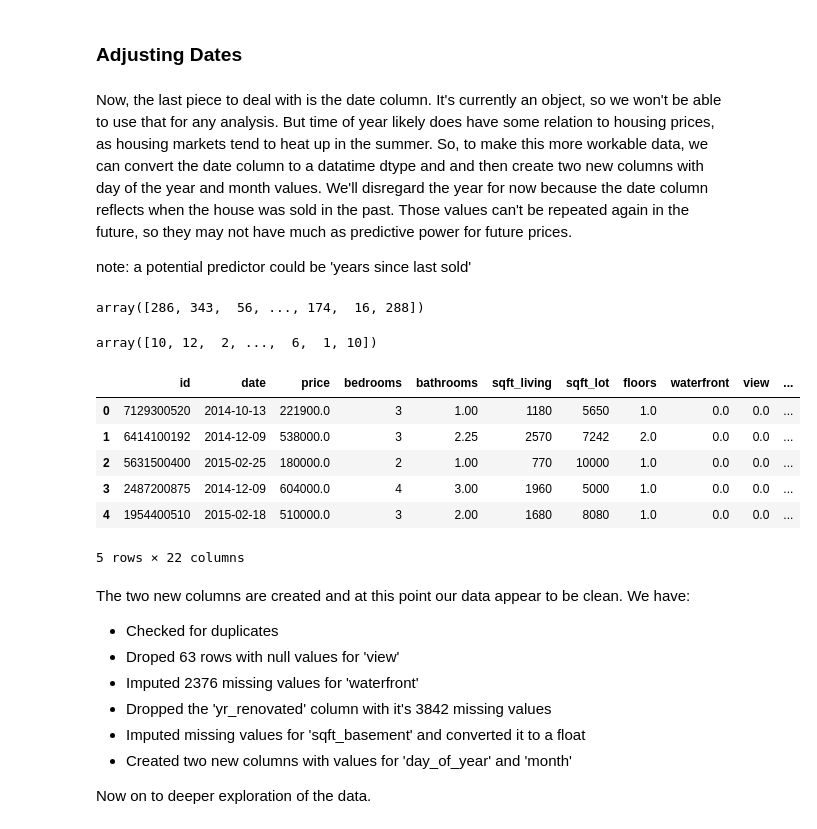
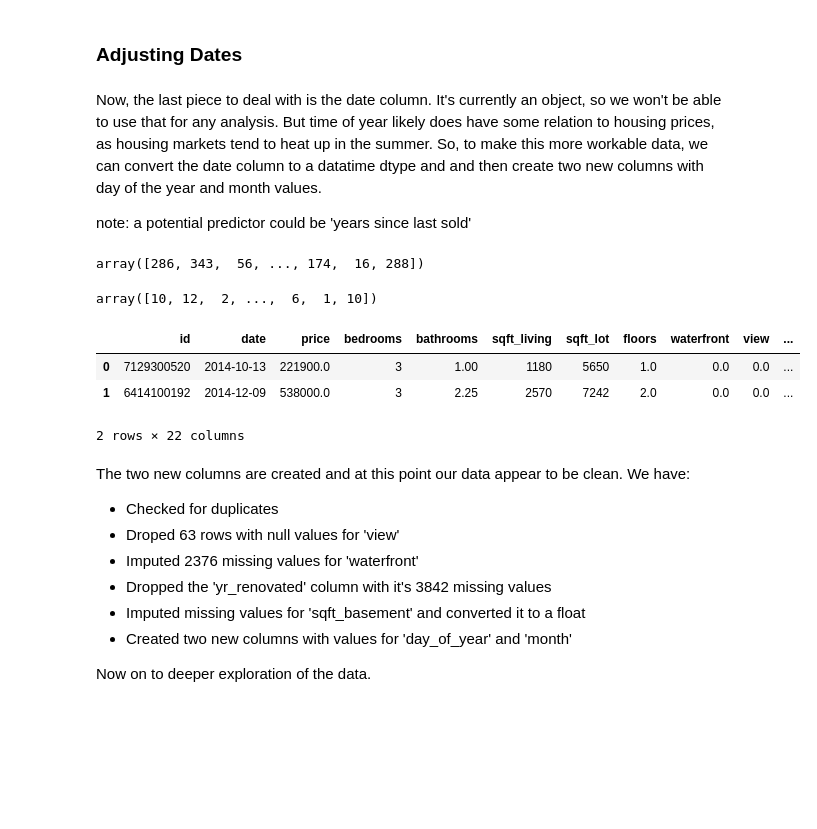
Before and after one commit to rab175/dsc-v2-mod1-final-project-online-ds-pt-071519, a Jupyter notebook: student.ipynb, the cells around one changed output. Cells and saved outputs as stored; diff of their text form; code cells hidden in the pictures; blank space fills up the shorter version.

```diff
--- a/student.ipynb
+++ b/student.ipynb
@@ -429,7 +427,7 @@ The std and 75th quartile were slightly affected, but overall appears to be gene
 # %% [markdown]
 ### Adjusting Dates
 # %% [markdown]
-Now, the last piece to deal with is the date column. It's currently an object, so we won't be able to use that for any analysis. But time of year likely does have some relation to housing prices, as housing markets tend to heat up in the summer. So, to make this more workable data, we can convert the date column to a datatime dtype and and then create two new columns with  day of the year and month values. We'll disregard the year for now because the date column reflects when the house was sold in the past. Those values can't be repeated again in the future, so they may not have much as predictive power for future prices.
+Now, the last piece to deal with is the date column. It's currently an object, so we won't be able to use that for any analysis. But time of year likely does have some relation to housing prices, as housing markets tend to heat up in the summer. So, to make this more workable data, we can convert the date column to a datatime dtype and and then create two new columns with  day of the year and month values.
 
 note: a potential predictor could be 'years since last sold'
 # %%
@@ -446,15 +444,12 @@ array([286, 343,  56, ..., 174,  16, 288])
 array([10, 12,  2, ...,  6,  1, 10])
 # %%
 # Check dateframe to see that new columns are present
-df.head()
+df.head(2)
 # %% [output]
 |  | id | date | price | bedrooms | bathrooms | sqft_living | sqft_lot | floors | waterfront | view | ... |
 | 0 | 7129300520 | 2014-10-13 | 221900.0 | 3 | 1.00 | 1180 | 5650 | 1.0 | 0.0 | 0.0 | ... |
 | 1 | 6414100192 | 2014-12-09 | 538000.0 | 3 | 2.25 | 2570 | 7242 | 2.0 | 0.0 | 0.0 | ... |
-| 2 | 5631500400 | 2015-02-25 | 180000.0 | 2 | 1.00 | 770 | 10000 | 1.0 | 0.0 | 0.0 | ... |
-| 3 | 2487200875 | 2014-12-09 | 604000.0 | 4 | 3.00 | 1960 | 5000 | 1.0 | 0.0 | 0.0 | ... |
-| 4 | 1954400510 | 2015-02-18 | 510000.0 | 3 | 2.00 | 1680 | 8080 | 1.0 | 0.0 | 0.0 | ... |
-5 rows × 22 columns
+2 rows × 22 columns
 # %% [markdown]
 The two new columns are created and at this point our data appear to be clean. We have:
 * Checked for duplicates
```
Also changed, not shown: parts of 130 cells of this notebook.
